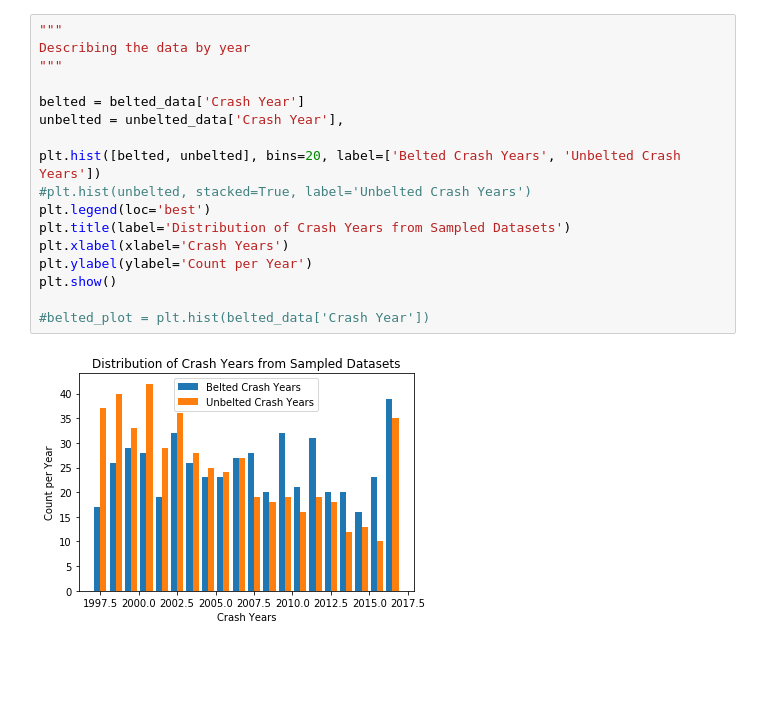
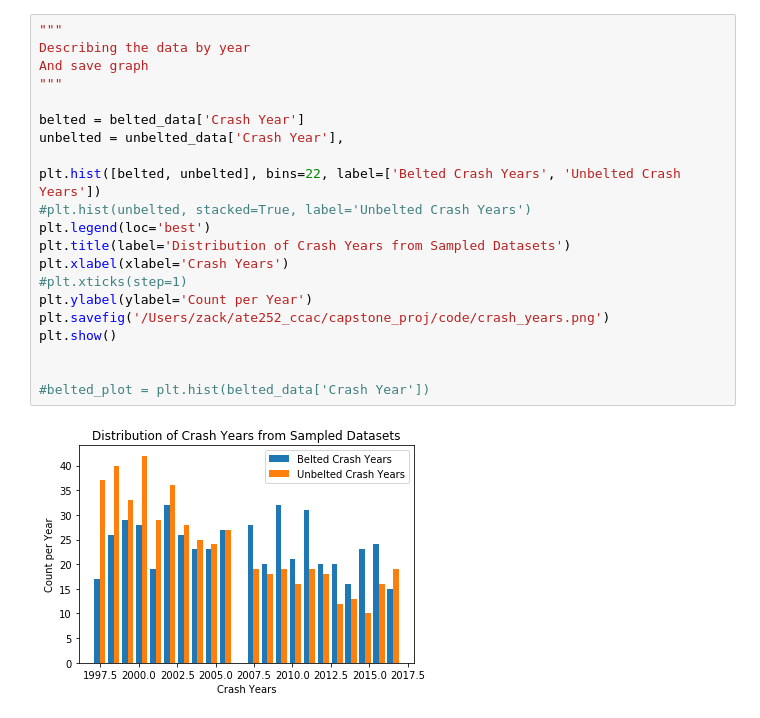
Before and after one commit to zachary-trozenski/ate252_ccac, a Jupyter notebook: capstone_proj/code/Capstone_Project_Code.ipynb, the cells around one changed output. Cells and saved outputs as stored; diff of their text form; blank space fills up the shorter version.

```diff
--- a/capstone_proj/code/Capstone_Project_Code.ipynb
+++ b/capstone_proj/code/Capstone_Project_Code.ipynb
@@ -119,22 +107,26 @@ dtype: int64
 # %%
 """
 Describing the data by year
+And save graph
 """
 
 belted = belted_data['Crash Year']
 unbelted = unbelted_data['Crash Year'],
 
-plt.hist([belted, unbelted], bins=20, label=['Belted Crash Years', 'Unbelted Crash Years'])
+plt.hist([belted, unbelted], bins=22, label=['Belted Crash Years', 'Unbelted Crash Years'])
 #plt.hist(unbelted, stacked=True, label='Unbelted Crash Years')
 plt.legend(loc='best')
 plt.title(label='Distribution of Crash Years from Sampled Datasets')
 plt.xlabel(xlabel='Crash Years')
+#plt.xticks(step=1)
 plt.ylabel(ylabel='Count per Year')
+plt.savefig('/Users/zack/ate252_ccac/capstone_proj/code/crash_years.png')
 plt.show()
 
+
 #belted_plot = plt.hist(belted_data['Crash Year'])
 # %% [output]
-[figure, old version]
+[figure, new version]
 # %%
 """
 Describe the crash data by driver age
```
Also changed, not shown: parts of 10 cells of this notebook, 12 other files.
